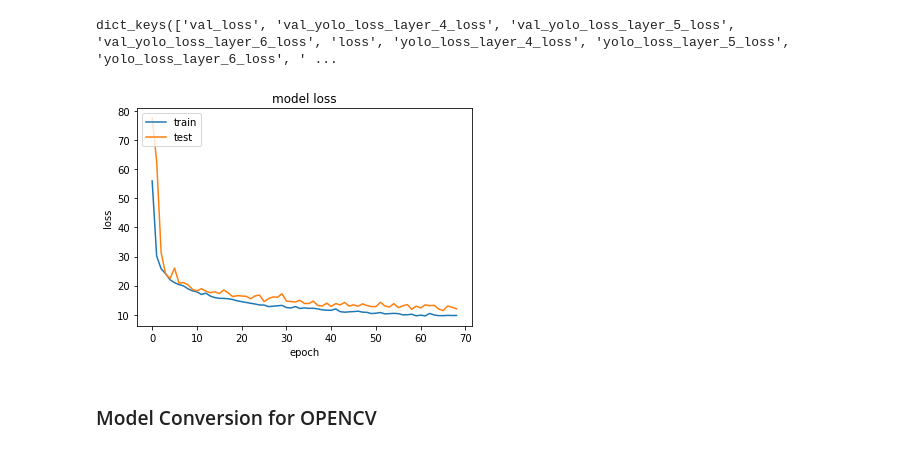
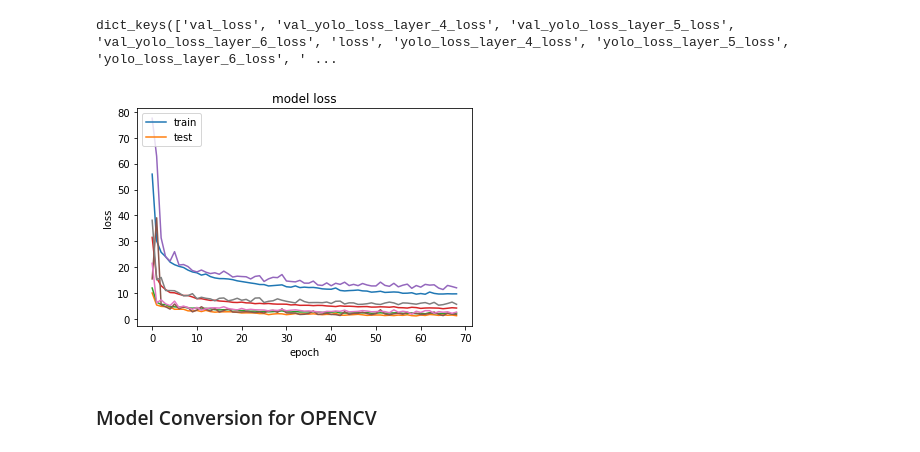
Before and after one commit to raymondng76/ISS-VSE-2019-09-23-IS1FT-CA1, a Jupyter notebook: code/YOLOv3_Train_Test.ipynb, the cells around one changed output. Cells and saved outputs as stored; diff of their text form; code cells hidden in the pictures.

```diff
--- a/code/YOLOv3_Train_Test.ipynb
+++ b/code/YOLOv3_Train_Test.ipynb
@@ -92,14 +92,20 @@ dict_keys(['val_loss', 'val_yolo_loss_layer_4_loss', 'val_yolo_loss_layer_5_loss
 # %%
 # summarize history for loss
 plt.plot(history.history['loss'])
+plt.plot(history.history['yolo_loss_layer_4_loss'])
+plt.plot(history.history['yolo_loss_layer_5_loss'])
+plt.plot(history.history['yolo_loss_layer_6_loss'])
 plt.plot(history.history['val_loss'])
+plt.plot(history.history['val_yolo_loss_layer_4_loss'])
+plt.plot(history.history['val_yolo_loss_layer_5_loss'])
+plt.plot(history.history['val_yolo_loss_layer_6_loss'])
 plt.title('model loss')
 plt.ylabel('loss')
 plt.xlabel('epoch')
 plt.legend(['train', 'test'], loc='upper left')
 plt.show()
 # %% [output]
-[figure, old version]
+[figure, new version]
 # %% [markdown]
 ### Model Conversion for OPENCV
 # %%
```
